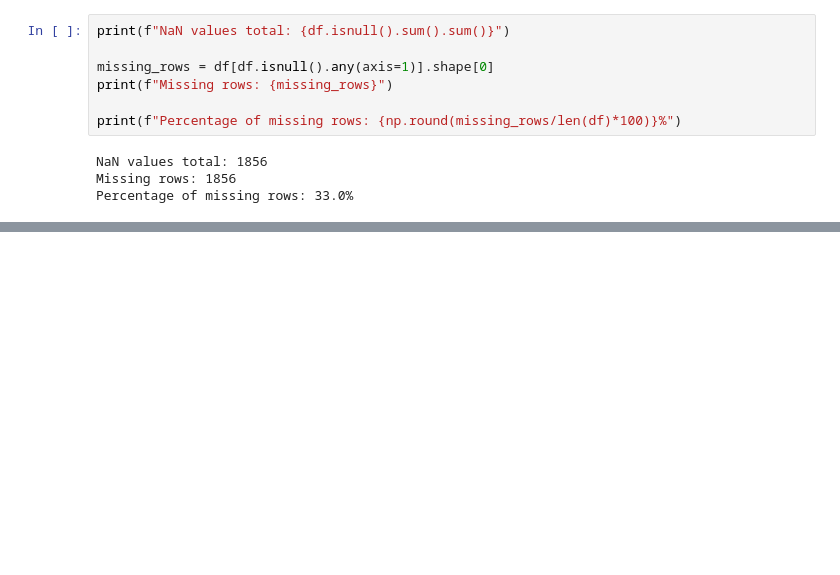
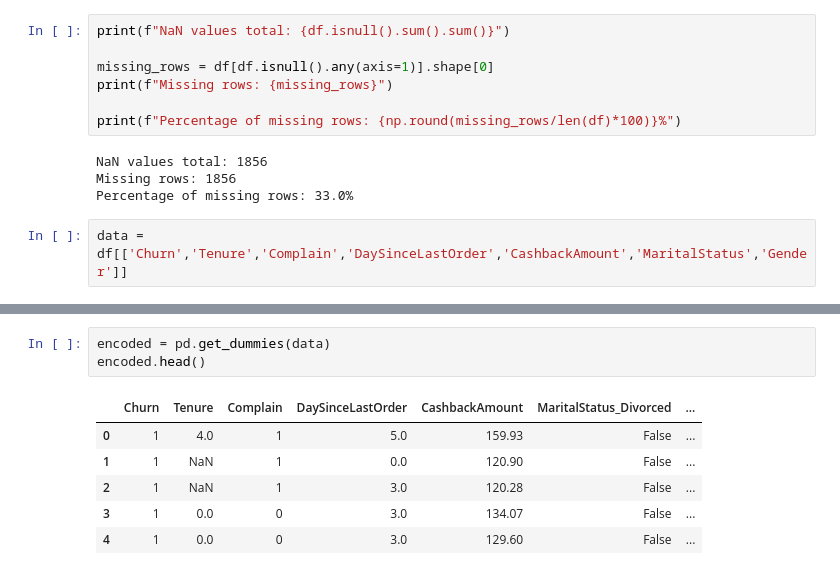
Before and after one commit to muzaffar-murodovich/data-science-and-ai, a Jupyter notebook: data-science/practice/customer-churn/customer-churn.ipynb, the cells around one changed output, grey strips where cells are left out. Drawn from its saved outputs; the diff is of its cells as text; blank space fills up the shorter version.

```diff
--- a/data-science/practice/customer-churn/customer-churn.ipynb
+++ b/data-science/practice/customer-churn/customer-churn.ipynb
@@ -161,3 +161,5 @@ print(f"Percentage of missing rows: {np.round(missing_rows/len(df)*100)}%")
 NaN values total: 1856
 Missing rows: 1856
 Percentage of missing rows: 33.0%
+# %%
+data = df[['Churn','Tenure','Complain','DaySinceLastOrder','CashbackAmount','MaritalStatus','Gender']]
@@ -163,0 +184,10 @@ Percentage of missing rows: 33.0%
+# %%
+encoded = pd.get_dummies(data)
+encoded.head()
+# %% [output]
+|  | Churn | Tenure | Complain | DaySinceLastOrder | CashbackAmount | MaritalStatus_Divorced | ... |
+| 0 | 1 | 4.0 | 1 | 5.0 | 159.93 | False | ... |
+| 1 | 1 | NaN | 1 | 0.0 | 120.90 | False | ... |
+| 2 | 1 | NaN | 1 | 3.0 | 120.28 | False | ... |
+| 3 | 1 | 0.0 | 0 | 3.0 | 134.07 | False | ... |
+| 4 | 1 | 0.0 | 0 | 3.0 | 129.60 | False | ... |
```
Also changed, not shown: parts of 3 cells of this notebook.
